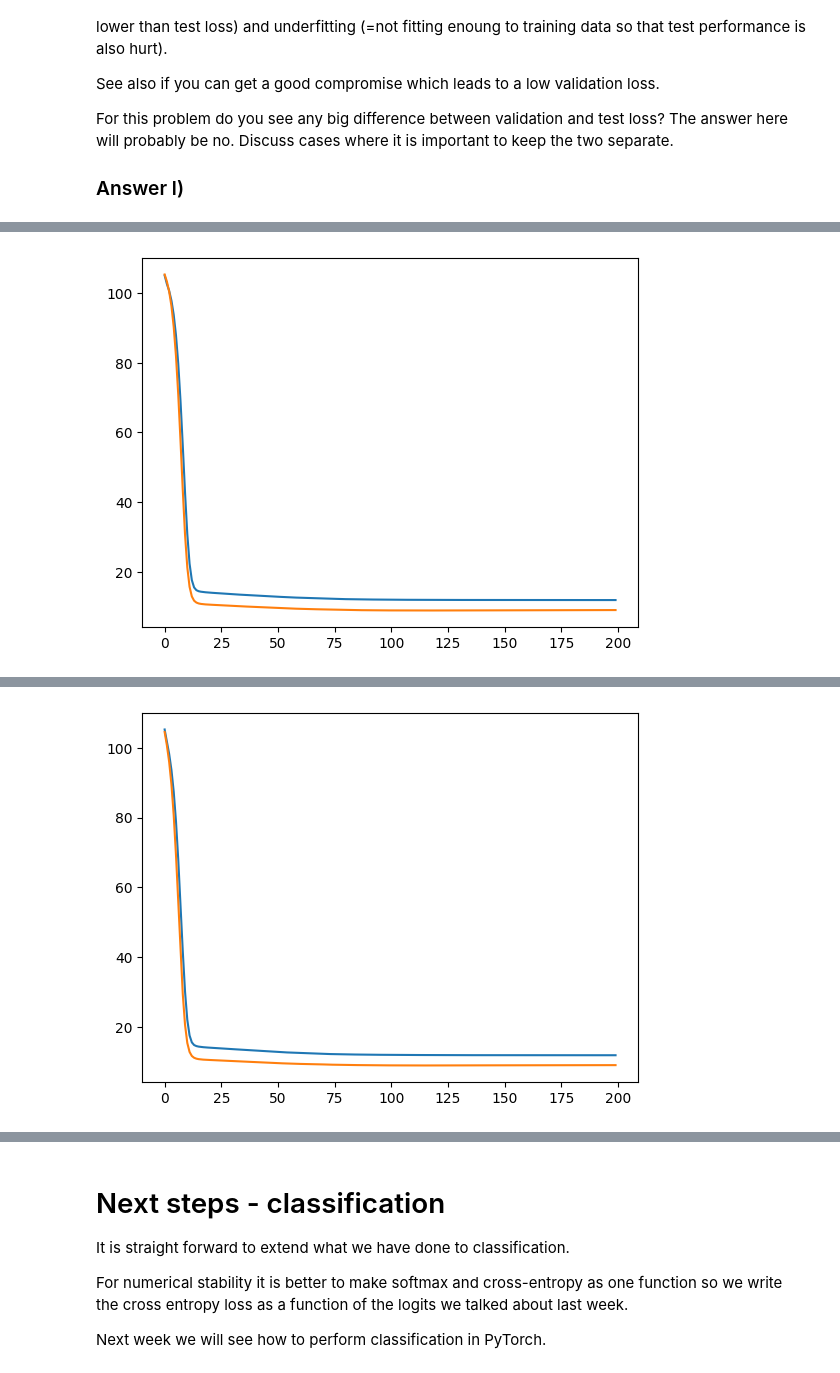
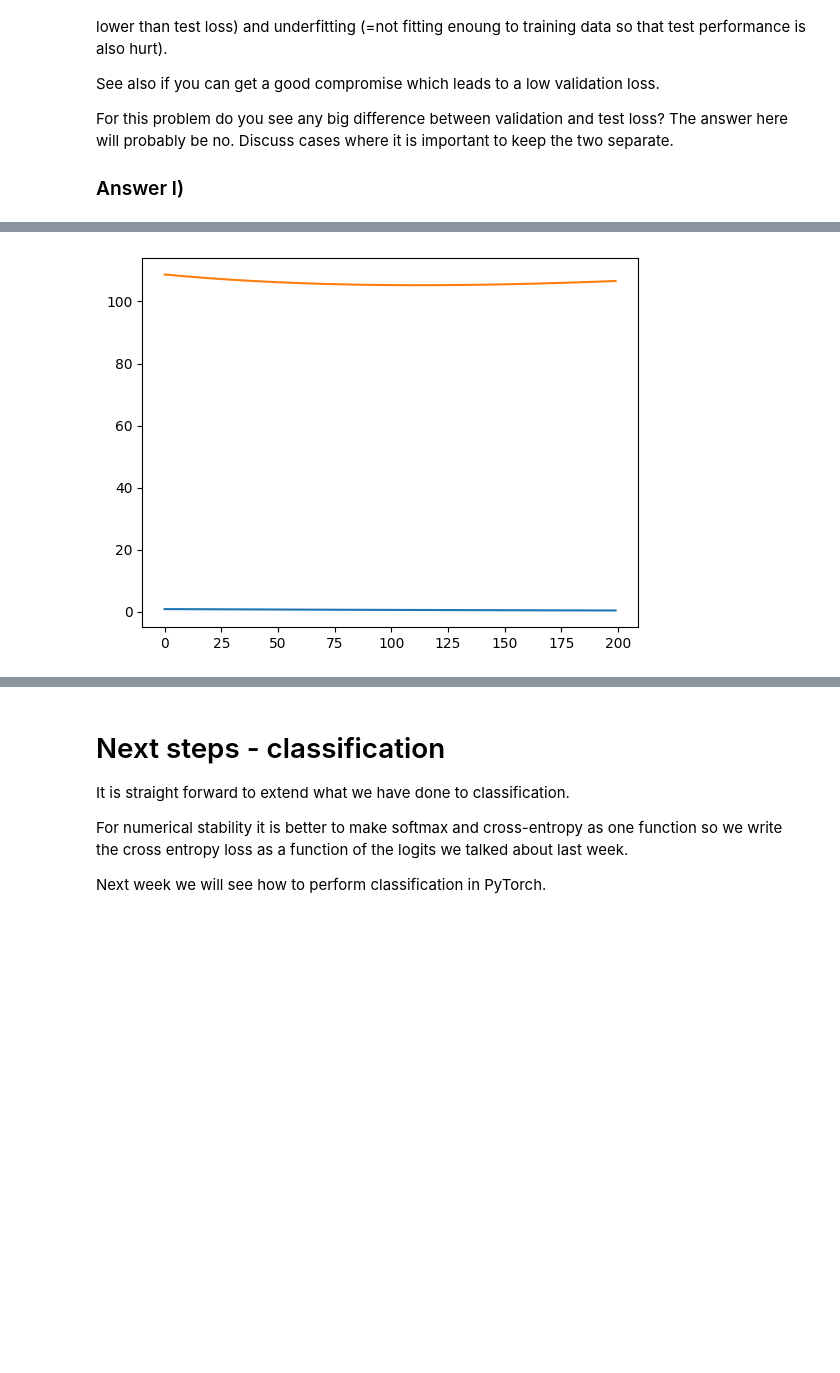
Before and after one commit to jereml99/02456-deep-learning-with-PyTorch, a Jupyter notebook: 2_Feedforward_Python/2.1-EXE-FNN-AutoDif-Nanograd.ipynb, the cells around one changed output, grey strips where cells are left out. Cells and saved outputs as stored; diff of their text form; code cells hidden in the pictures; blank space fills up the shorter version.

```diff
--- a/2_Feedforward_Python/2.1-EXE-FNN-AutoDif-Nanograd.ipynb
+++ b/2_Feedforward_Python/2.1-EXE-FNN-AutoDif-Nanograd.ipynb
@@ -972,3 +972,19 @@ def test_model(model: Sequence[DenseLayer]):
 
 def deep_copy_network(network: Sequence[DenseLayer]):
     return [DenseLayer(len(layer.weights), len(layer.weights[0]), layer.act_fn) for layer in network]
+# %%
+
+
+networks_to_plot = []
+
+# Insert your code for getting overfitting, underfitting and just right fitting
+# %%
+#right fitting
+
+NN = [
+    DenseLayer(1, 4, lambda x: x.tanh()),
+    DenseLayer(4, 1, lambda x: x.identity())
+]
+
+train_and_plot_loss(NN, LEARN_R= 0.001)
+networks_to_plot.append((NN, "right fitting"))
@@ -974,0 +1013,9 @@ def deep_copy_network(network: Sequence[DenseLayer]):
+# %%
+
+NN = [
+    DenseLayer(1, 1, lambda x: x.relu()),
+    DenseLayer(1, 1, lambda x: x.identity())
+]
+
+train_and_plot_loss(NN, LEARN_R= 0.001, EPOCHS=40)
+networks_to_plot.append((NN, "underfitting"))
@@ -975,12 +1028,10 @@ def deep_copy_network(network: Sequence[DenseLayer]):
 # %%
+
 NN = [
     DenseLayer(1, 8, lambda x: x.relu()),
     DenseLayer(8, 1, lambda x: x.identity())
 ]
 
-networks_to_test = [(deep_copy_network(NN), lr) for lr in [0.001, 0.01, 0.1, 1]]
-
-for network, lr in networks_to_test:
-   train_and_plot_loss(network, LEARN_R= lr)
-# Insert your code for getting overfitting, underfitting and just right fitting
+train_and_plot_loss(NN, LEARN_R= 0.001, x_train=x_train[:1], y_train= y_train[:1])
+networks_to_plot.append((NN, "overfitting"))
 # %% [output]
@@ -1007 +1058 @@ for network, lr in networks_to_test:
-[figure, old version]
+[figure, new version]
@@ -1028 +1058,0 @@ for network, lr in networks_to_test:
-[figure, removed]
```
Also changed, not shown: parts of 13 cells of this notebook.
